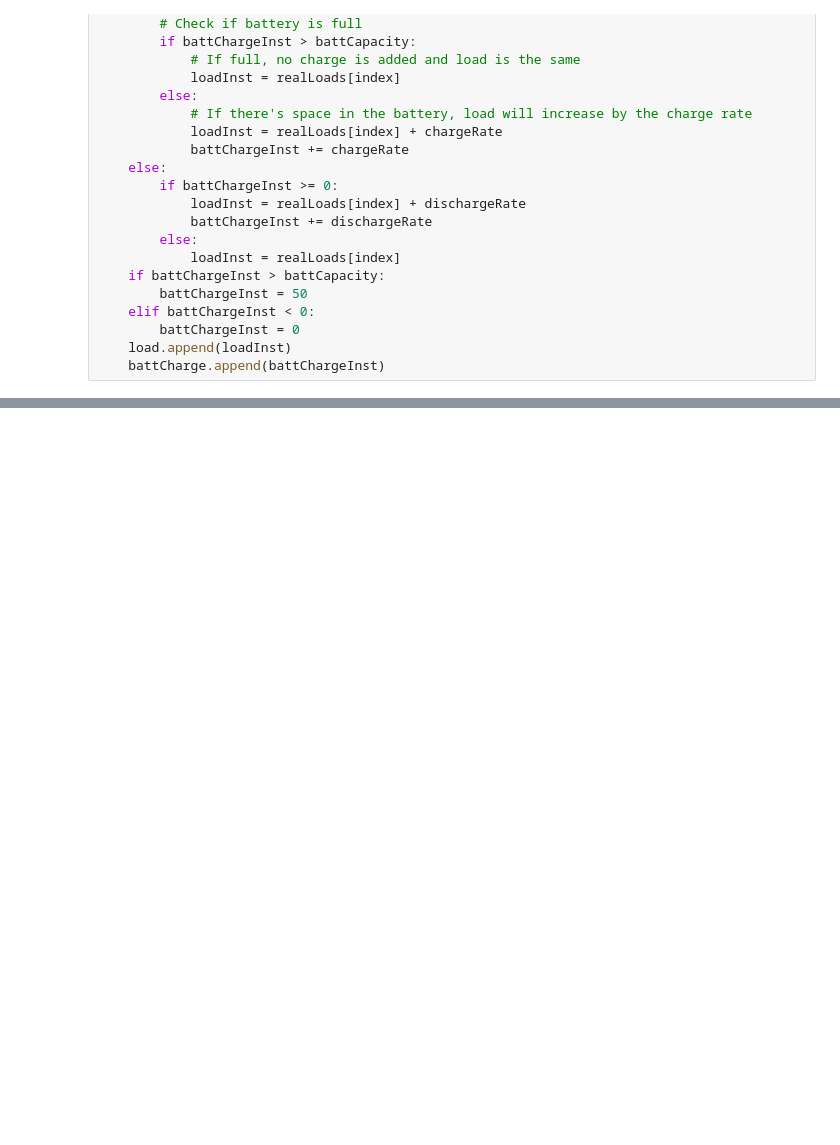
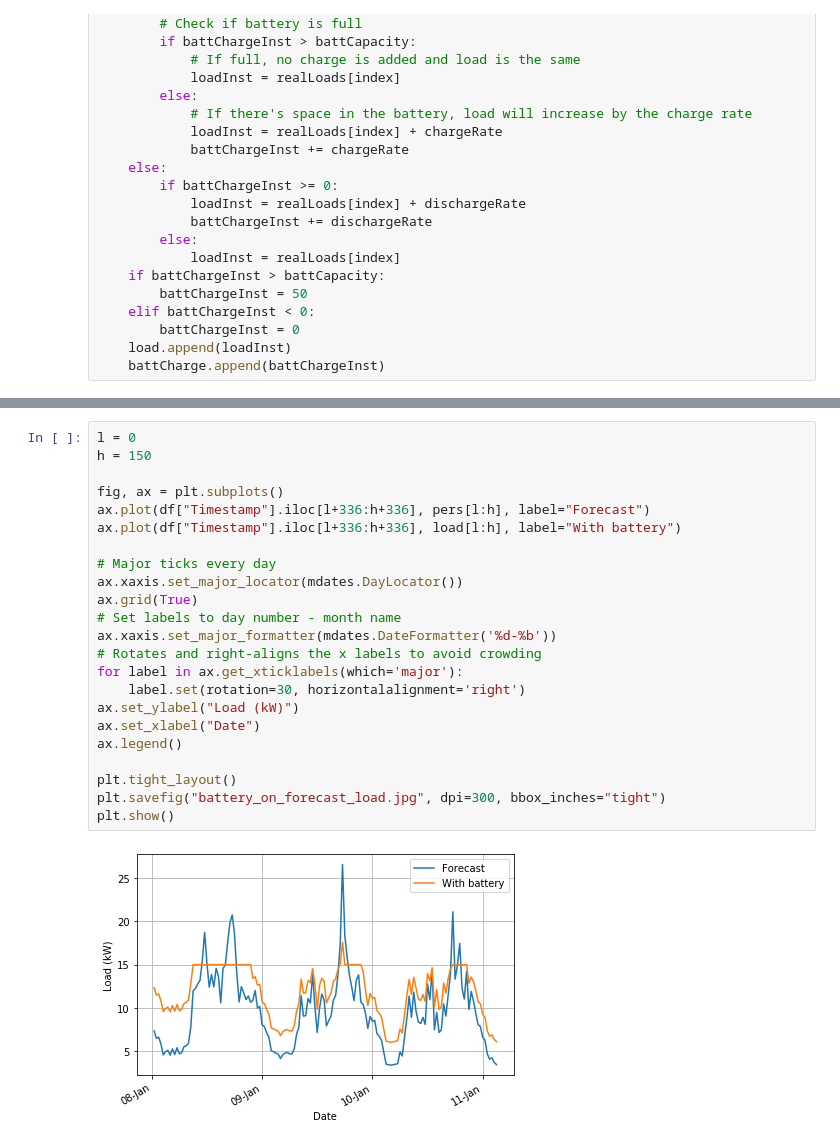
Before and after one commit to stait20/Code, a Jupyter notebook: Fife-data/SetpointController.ipynb, the cells around one changed output, grey strips where cells are left out. Drawn from its saved outputs; the diff is of its cells as text; blank space fills up the shorter version.

```diff
--- a/Fife-data/SetpointController.ipynb
+++ b/Fife-data/SetpointController.ipynb
@@ -150,0 +215,25 @@ plt.show()
+# %%
+l = 0
+h = 150
+
+fig, ax = plt.subplots()
+ax.plot(df["Timestamp"].iloc[l+336:h+336], pers[l:h], label="Forecast")
+ax.plot(df["Timestamp"].iloc[l+336:h+336], load[l:h], label="With battery")
+
+# Major ticks every day
+ax.xaxis.set_major_locator(mdates.DayLocator())
+ax.grid(True)
+# Set labels to day number - month name
+ax.xaxis.set_major_formatter(mdates.DateFormatter('%d-%b'))
+# Rotates and right-aligns the x labels to avoid crowding
+for label in ax.get_xticklabels(which='major'):
+    label.set(rotation=30, horizontalalignment='right')
+ax.set_ylabel("Load (kW)")
+ax.set_xlabel("Date")
+ax.legend()
+
+plt.tight_layout()
+plt.savefig("battery_on_forecast_load.jpg", dpi=300, bbox_inches="tight")
+plt.show()
+# %% [output]
+[figure, added]
```
Also changed, not shown: parts of 6 cells of this notebook.
